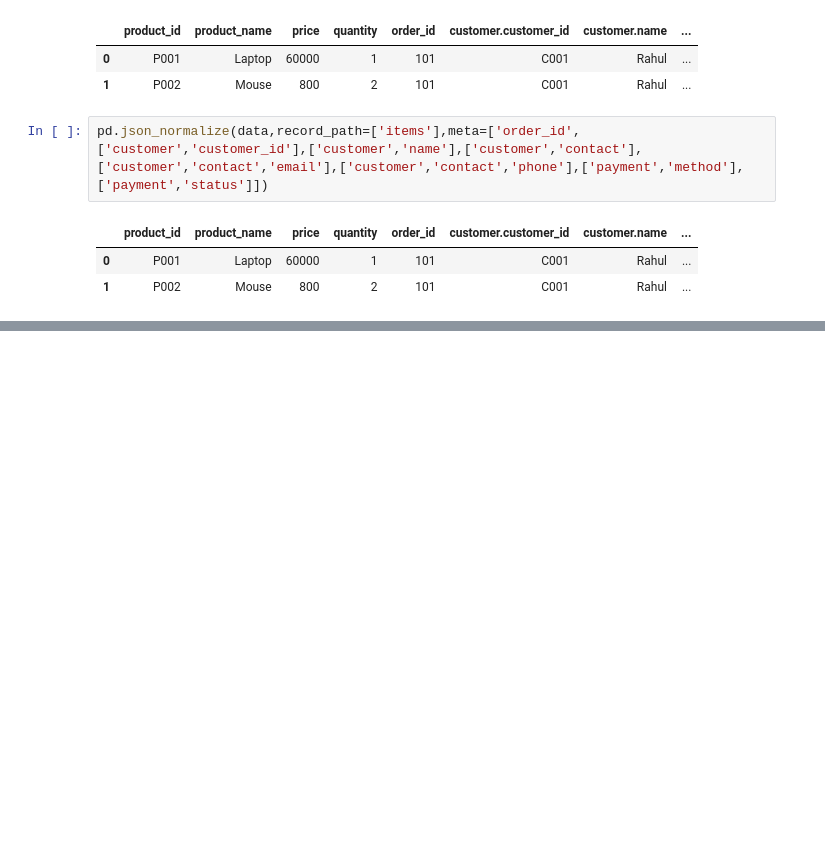
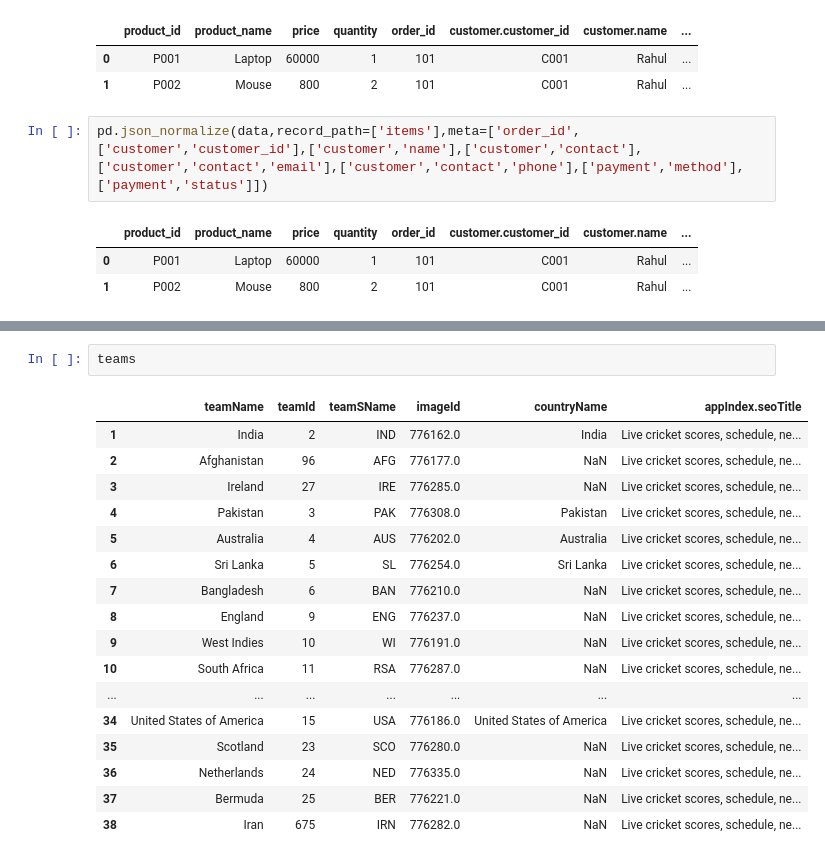
Before and after one commit to Masireddyvamshi/Machine-Learning-Notes, a Jupyter notebook: Data_collection_handling_different_formats_of_data.ipynb, the cells around one changed output, grey strips where cells are left out. Cells and saved outputs as stored; diff of their text form; blank space fills up the shorter version.

```diff
--- a/Data_collection_handling_different_formats_of_data.ipynb
+++ b/Data_collection_handling_different_formats_of_data.ipynb
@@ -539,0 +682,20 @@ pd.json_normalize(data,record_path=['items'],meta=['order_id',['customer','custo
+# %%
+teams
+# %% [output]
+|  | teamName | teamId | teamSName | imageId | countryName | appIndex.seoTitle |
+| 1 | India | 2 | IND | 776162.0 | India | Live cricket scores, schedule, ne... |
+| 2 | Afghanistan | 96 | AFG | 776177.0 | NaN | Live cricket scores, schedule, ne... |
+| 3 | Ireland | 27 | IRE | 776285.0 | NaN | Live cricket scores, schedule, ne... |
+| 4 | Pakistan | 3 | PAK | 776308.0 | Pakistan | Live cricket scores, schedule, ne... |
+| 5 | Australia | 4 | AUS | 776202.0 | Australia | Live cricket scores, schedule, ne... |
+| 6 | Sri Lanka | 5 | SL | 776254.0 | Sri Lanka | Live cricket scores, schedule, ne... |
+| 7 | Bangladesh | 6 | BAN | 776210.0 | NaN | Live cricket scores, schedule, ne... |
+| 8 | England | 9 | ENG | 776237.0 | NaN | Live cricket scores, schedule, ne... |
+| 9 | West Indies | 10 | WI | 776191.0 | NaN | Live cricket scores, schedule, ne... |
+| 10 | South Africa | 11 | RSA | 776287.0 | NaN | Live cricket scores, schedule, ne... |
+| ... | ... | ... | ... | ... | ... | ... |
+| 34 | United States of America | 15 | USA | 776186.0 | United States of America | Live cricket scores, schedule, ne... |
+| 35 | Scotland | 23 | SCO | 776280.0 | NaN | Live cricket scores, schedule, ne... |
+| 36 | Netherlands | 24 | NED | 776335.0 | NaN | Live cricket scores, schedule, ne... |
+| 37 | Bermuda | 25 | BER | 776221.0 | NaN | Live cricket scores, schedule, ne... |
+| 38 | Iran | 675 | IRN | 776282.0 | NaN | Live cricket scores, schedule, ne... |
```
Also changed, not shown: parts of 96 cells of this notebook.
